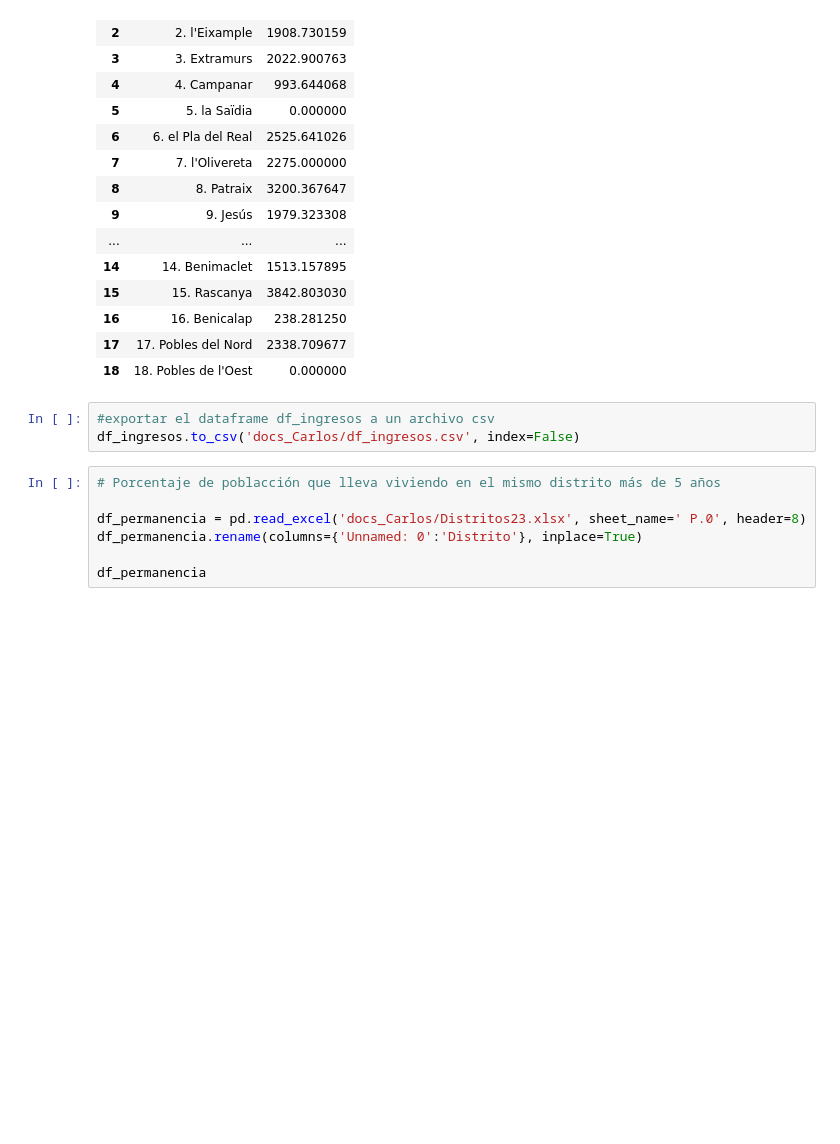
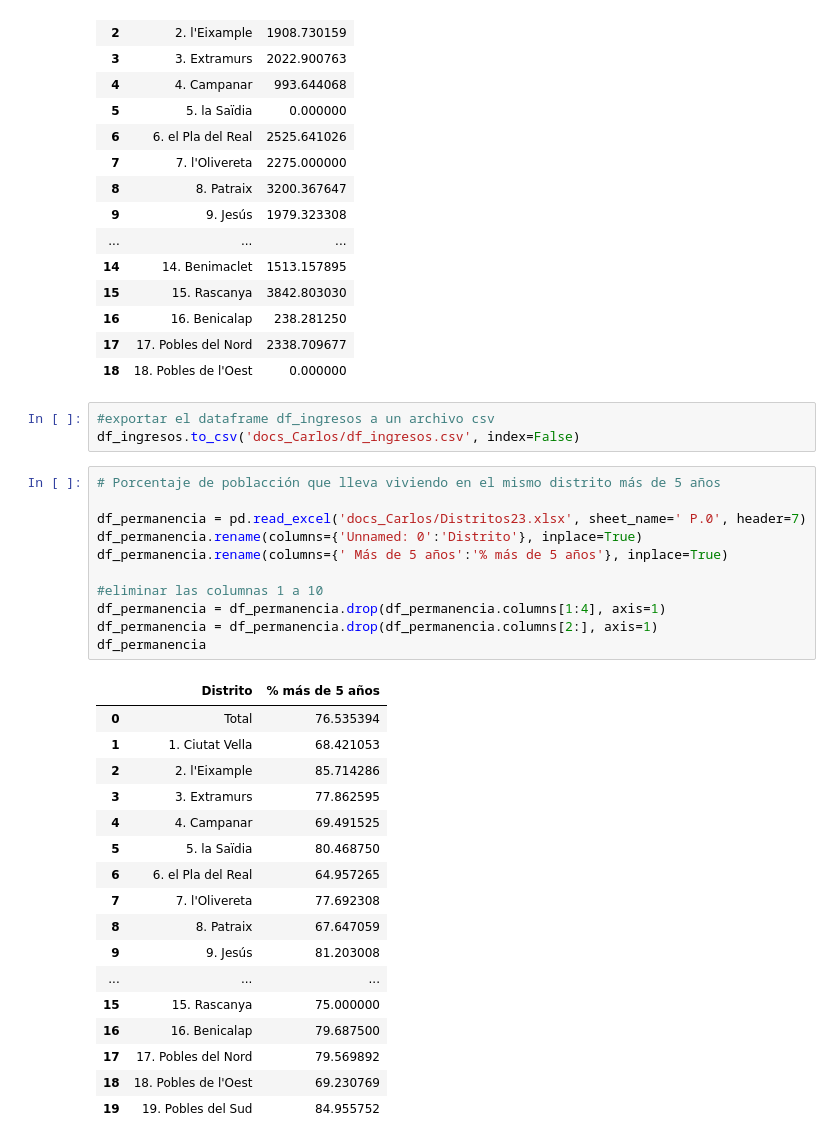
Before and after one commit to esedesam/mcd-nlp-proyecto, a Jupyter notebook: plantilla.ipynb, the cells around one changed output. Cells and saved outputs as stored; diff of their text form; blank space fills up the shorter version.

```diff
--- a/plantilla.ipynb
+++ b/plantilla.ipynb
@@ -230,7 +239,29 @@ df_ingresos.to_csv('docs_Carlos/df_ingresos.csv', index=False)
 # %%
 # Porcentaje de poblacción que lleva viviendo en el mismo distrito más de 5 años
 
-df_permanencia = pd.read_excel('docs_Carlos/Distritos23.xlsx', sheet_name=' P.0', header=8)
+df_permanencia = pd.read_excel('docs_Carlos/Distritos23.xlsx', sheet_name=' P.0', header=7)
 df_permanencia.rename(columns={'Unnamed: 0':'Distrito'}, inplace=True)
+df_permanencia.rename(columns={' Más de 5 años':'% más de 5 años'}, inplace=True)
 
+#eliminar las columnas 1 a 10
+df_permanencia = df_permanencia.drop(df_permanencia.columns[1:4], axis=1)
+df_permanencia = df_permanencia.drop(df_permanencia.columns[2:], axis=1)
 df_permanencia
+# %% [output]
+|  | Distrito | % más de 5 años |
+| 0 | Total | 76.535394 |
+| 1 | 1. Ciutat Vella | 68.421053 |
+| 2 | 2. l'Eixample | 85.714286 |
+| 3 | 3. Extramurs | 77.862595 |
+| 4 | 4. Campanar | 69.491525 |
+| 5 | 5. la Saïdia | 80.468750 |
+| 6 | 6. el Pla del Real | 64.957265 |
+| 7 | 7. l'Olivereta | 77.692308 |
+| 8 | 8. Patraix | 67.647059 |
+| 9 | 9. Jesús | 81.203008 |
+| ... | ... | ... |
+| 15 | 15. Rascanya | 75.000000 |
+| 16 | 16. Benicalap | 79.687500 |
+| 17 | 17. Pobles del Nord | 79.569892 |
+| 18 | 18. Pobles de l'Oest | 69.230769 |
+| 19 | 19. Pobles del Sud | 84.955752 |
```
Also changed, not shown: parts of 9 cells of this notebook.
